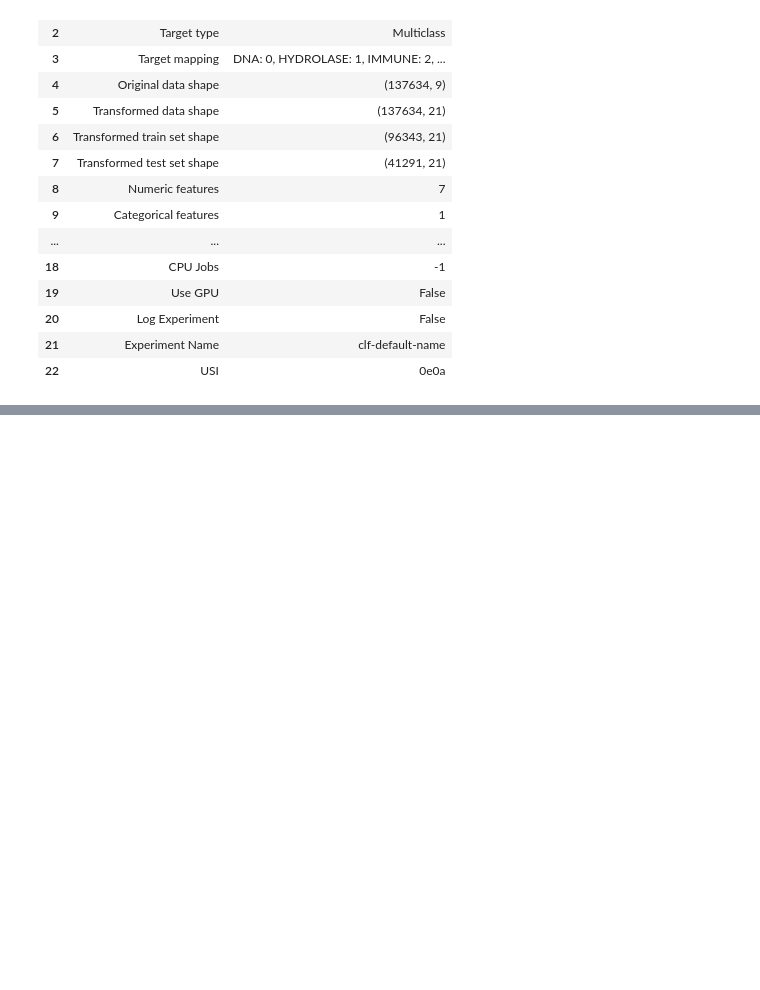
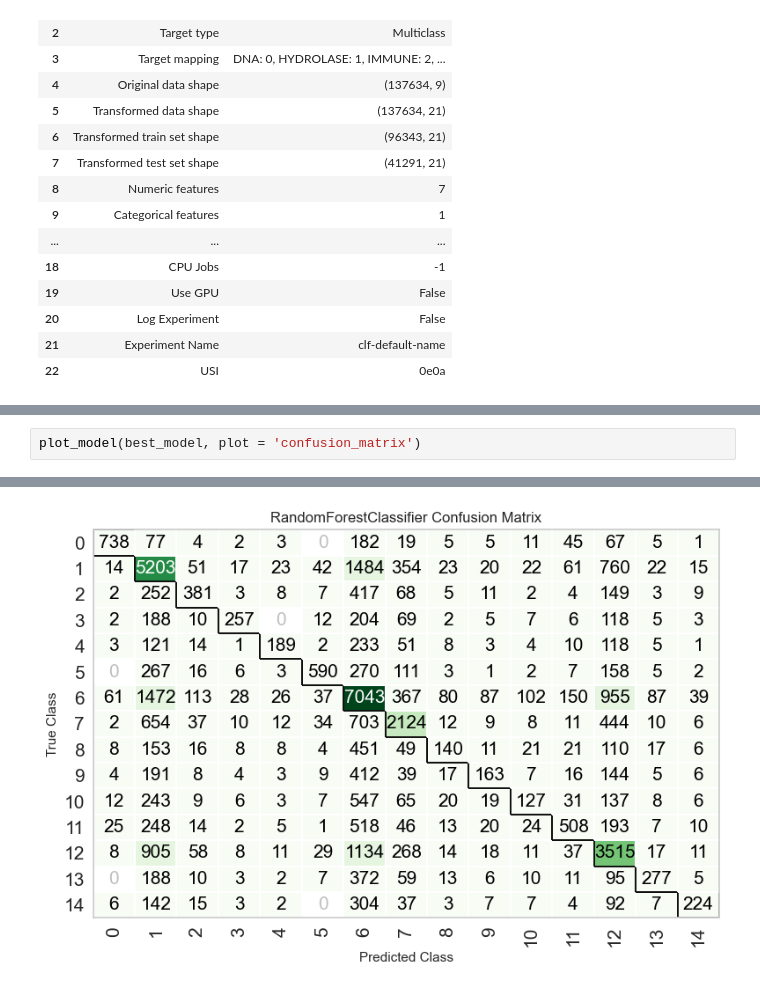
Before and after one commit to adhitizki/protein, a Jupyter notebook: notebook.ipynb, the cells around one changed output, grey strips where cells are left out. Saved outputs shown, nothing was run; the diff lists cells and outputs as text; blank space fills up the shorter version.

```diff
--- a/notebook.ipynb
+++ b/notebook.ipynb
@@ -473,0 +483,3 @@ best_model = compare_models(budget_time=5)
+# %%
+plot_model(best_model, plot = 'confusion_matrix')
+# %% [output]
@@ -473,0 +487 @@ best_model = compare_models(budget_time=5)
+[figure, added]
```
Also changed, not shown: parts of 6 cells of this notebook.
